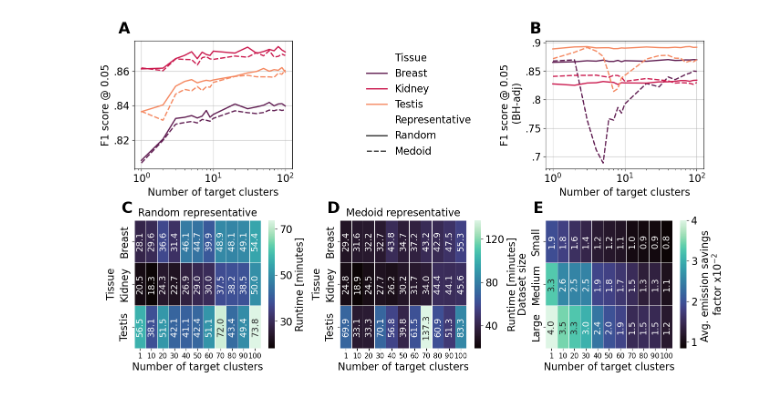
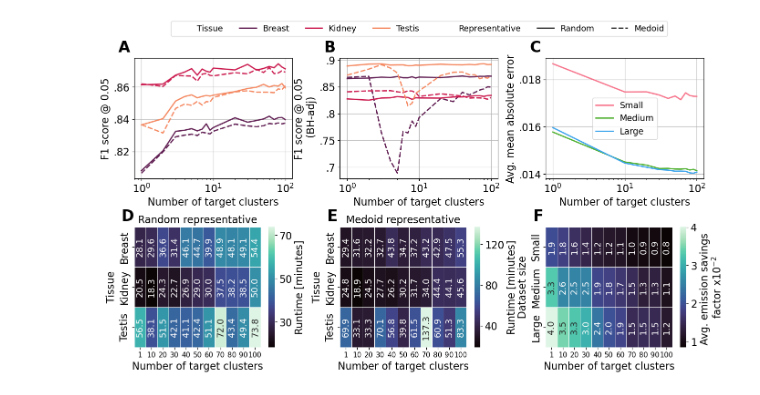
Before and after one commit to bionetslab/SignifiKANTE_Results, a Jupyter notebook: scripts/plotting/supp_plot_random_medoid.ipynb, the cells around one changed output. Drawn from its saved outputs; the diff is of its cells as text; code cells hidden in the pictures.

Commit message:
Update plotting scipts and add missing results files.

```diff
--- a/scripts/plotting/supp_plot_random_medoid.ipynb
+++ b/scripts/plotting/supp_plot_random_medoid.ipynb
@@ -29,9 +29,16 @@ speedup_df = (
         ['speedup_factor_log10']
         .mean()
     )
+mae_df = (
+    subset.groupby(["sample_bin", 'num_non_tfs'], as_index=False)
+    ['mae'].mean()
+)
 
 # --- Pivot for second heatmap ---
 speedup_wide = speedup_df.pivot(index='sample_bin', columns='num_non_tfs', values='speedup_factor_log10')
 speedup_wide = speedup_wide.sort_index().sort_index(axis=1)
-speedup_wide
+
+mae_wide = mae_df.pivot(index='sample_bin', columns='num_non_tfs', values='mae')
+mae_wide = mae_wide.sort_index().sort_index(axis=1)
+mae_df
 # %% [output]
@@ -104,40 +123,56 @@ line2 = sns.lineplot(
     data=plot_bh_df,
     x='num_non_tfs',
     y='f1_005',
-    ax=axs['C'],
+    ax=axs['B'],
     palette=sns.color_palette("rocket", 3),
     linewidth=2.,
     hue="Tissue",
     style="Representative",
     legend='auto'
 )
-handles, labels = axs['C'].get_legend_handles_labels()
+handles, labels = axs['B'].get_legend_handles_labels()
 
-    # 2️⃣ Create legend inside the blank axis
 axs['B'].legend(
-    handles,
-    labels,
-    loc='center',
-    ncol=1,
-    frameon=False,
-    fontsize=label_fontsize,
-    title=None
+    handles=handles,
+    labels=labels,
+    loc='lower center',
+    bbox_to_anchor=(0.5, 1.15),
+    ncol=len(labels),
+    fontsize=label_fontsize-3
 )
-axs['B'].axis('off')  # hide frame, ticks, etc.
-#legend = axs['B'].legend(title=None, fontsize=label_fontsize)  # set font size for entries
-#legend.set_title(None)  # just to be explicit, removes title if Seaborn adds one
-# Remove legend from this subplot only
-if axs['C'].get_legend() is not None:
-    axs['C'].get_legend().remove()
+
+### GENIE3 Plots.
+line1 = sns.lineplot(
+data=mae_df,
+x='num_non_tfs',
+y='mae',
+ax=axs['C'],
+palette=sns.color_palette("husl", 3),
+linewidth=2.0,
+hue='sample_bin',
+legend=True
+)
+
 axs['C'].set_xlabel('Number of target clusters', fontsize=label_fontsize)
-axs['C'].set_ylabel("F1 score @ 0.05\n (BH-adj)", fontsize=label_fontsize)
+axs['C'].set_ylabel('Avg. mean absolute error', fontsize=label_fontsize)
 axs['C'].tick_params(axis='x', labelsize=label_fontsize)
 axs['C'].tick_params(axis='y', labelsize=label_fontsize)
 formatter = FuncFormatter(format_ticks)
-# Apply to y-axis
 axs['C'].yaxis.set_major_formatter(formatter)
 axs['C'].grid(True, alpha=0.8)
 axs['C'].set_xscale('log')
+axs['C'].legend(title="", fontsize=label_fontsize-2.5)
+
+
+axs['B'].set_xlabel('Number of target clusters', fontsize=label_fontsize)
+axs['B'].set_ylabel("F1 score @ 0.05\n (BH-adj)", fontsize=label_fontsize)
+axs['B'].tick_params(axis='x', labelsize=label_fontsize)
+axs['B'].tick_params(axis='y', labelsize=label_fontsize)
+formatter = FuncFormatter(format_ticks)
+# Apply to y-axis
+axs['B'].yaxis.set_major_formatter(formatter)
+axs['B'].grid(True, alpha=0.8)
+axs['B'].set_xscale('log')
 
 heat3 = sns.heatmap(
     random_wide,
@@ -208,32 +243,32 @@ heat2 = sns.heatmap(
         "ha": "center",     # horizontal alignment (e.g., 'center', 'left', 'right')
         "va": "center"      # vertical alignment (e.g., 'center', 'top', 'bottom')
     }
 )
 
 cbar = heat2.collections[0].colorbar
 cbar.set_ticks([1.0, 2.0, 3.0, 4.0])
 cbar.ax.yaxis.label.set_size(label_fontsize)
 cbar.ax.tick_params(labelsize=label_fontsize)
 axs['F'].set_xlabel('Number of target clusters', fontsize=label_fontsize)
 axs['F'].set_ylabel('Dataset size', fontsize=label_fontsize)
 axs['F'].tick_params(axis='x', labelsize=label_fontsize-5)
 axs['F'].tick_params(axis='y', labelsize=label_fontsize)
 
-labels = {'A': 'A', 'B': '', 'C': 'B', 'D': 'C', 'E' : 'D', 'F' : 'E'}
+labels = {'A': 'A', 'B': 'B', 'C': 'C', 'D': 'D', 'E' : 'E', 'F' : 'F'}
 
 for key, label in labels.items():
     ax = axs[key]
     ax.text(
         -0.1, 1.15, label,
         transform=ax.transAxes,
         fontsize=24,
         fontweight='bold',
         va='top',
         ha='left'
     )
 
 fig.tight_layout()
 fig.subplots_adjust(hspace=0.4, wspace=0.3)
 plt.savefig("supplement_random_vs_medoid.pdf", format='pdf', bbox_inches='tight')
 # %% [output]
-[figure, old version]
+[figure, new version]
```
Also changed, not shown: parts of 1 cell of this notebook, 10 other files.
